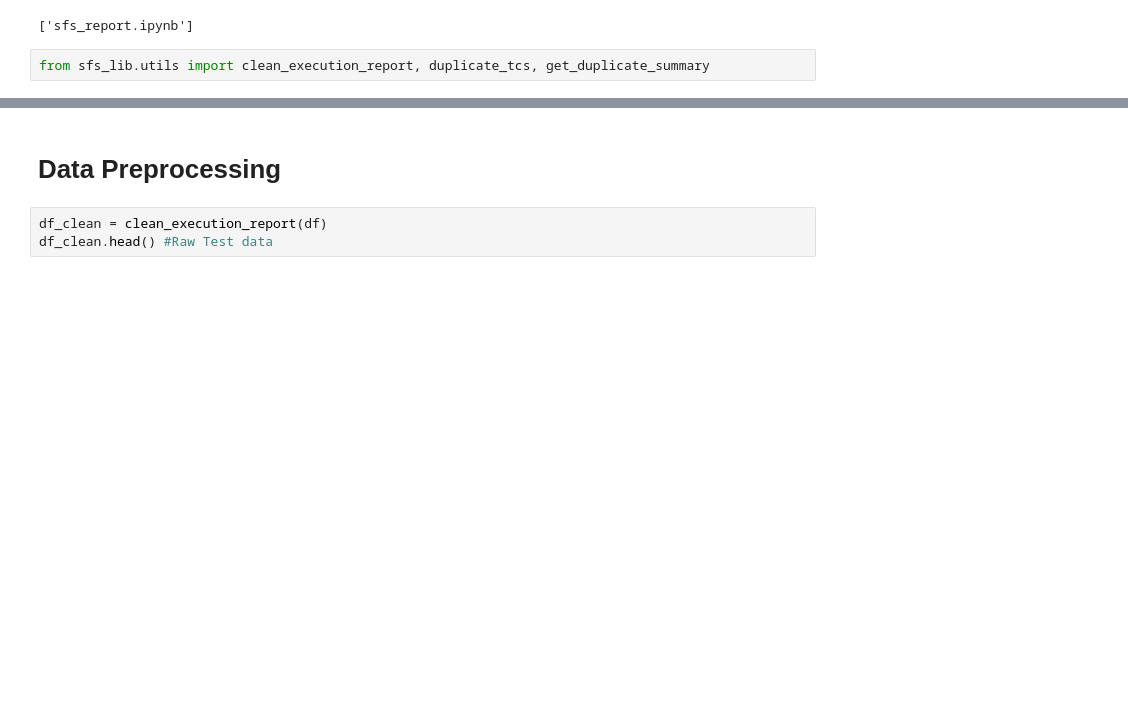
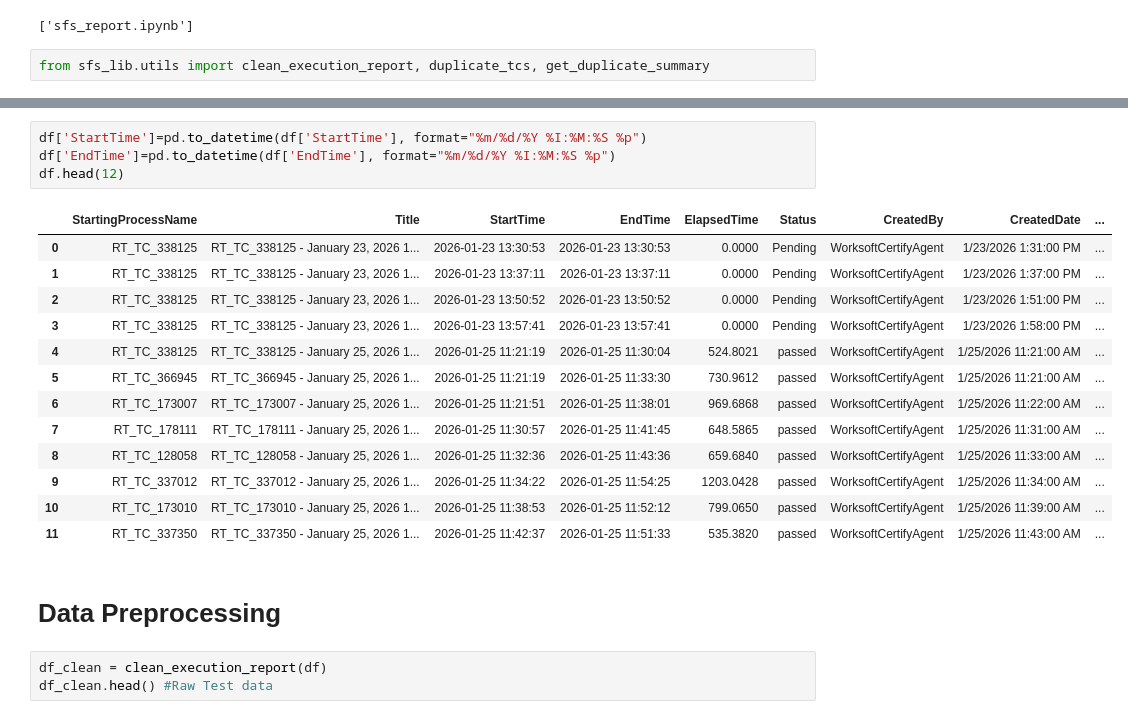
Before and after one commit to Nima168/sfs_reports, a Jupyter notebook: notebooks/sfs_report.ipynb, the cells around one changed output, grey strips where cells are left out. Cells and saved outputs as stored; diff of their text form; blank space fills up the shorter version.

```diff
--- a/notebooks/sfs_report.ipynb
+++ b/notebooks/sfs_report.ipynb
@@ -49,3 +81,21 @@ df.shape
+# %%
+df['StartTime']=pd.to_datetime(df['StartTime'], format="%m/%d/%Y %I:%M:%S %p")
+df['EndTime']=pd.to_datetime(df['EndTime'], format="%m/%d/%Y %I:%M:%S %p")
+df.head(12)
+# %% [output]
+|  | StartingProcessName | Title | StartTime | EndTime | ElapsedTime | Status | CreatedBy | CreatedDate | ... |
+| 0 | RT_TC_338125 | RT_TC_338125 - January 23, 2026 1... | 2026-01-23 13:30:53 | 2026-01-23 13:30:53 | 0.0000 | Pending | WorksoftCertifyAgent | 1/23/2026 1:31:00 PM | ... |
+| 1 | RT_TC_338125 | RT_TC_338125 - January 23, 2026 1... | 2026-01-23 13:37:11 | 2026-01-23 13:37:11 | 0.0000 | Pending | WorksoftCertifyAgent | 1/23/2026 1:37:00 PM | ... |
+| 2 | RT_TC_338125 | RT_TC_338125 - January 23, 2026 1... | 2026-01-23 13:50:52 | 2026-01-23 13:50:52 | 0.0000 | Pending | WorksoftCertifyAgent | 1/23/2026 1:51:00 PM | ... |
+| 3 | RT_TC_338125 | RT_TC_338125 - January 23, 2026 1... | 2026-01-23 13:57:41 | 2026-01-23 13:57:41 | 0.0000 | Pending | WorksoftCertifyAgent | 1/23/2026 1:58:00 PM | ... |
+| 4 | RT_TC_338125 | RT_TC_338125 - January 25, 2026 1... | 2026-01-25 11:21:19 | 2026-01-25 11:30:04 | 524.8021 | passed | WorksoftCertifyAgent | 1/25/2026 11:21:00 AM | ... |
+| 5 | RT_TC_366945 | RT_TC_366945 - January 25, 2026 1... | 2026-01-25 11:21:19 | 2026-01-25 11:33:30 | 730.9612 | passed | WorksoftCertifyAgent | 1/25/2026 11:21:00 AM | ... |
+| 6 | RT_TC_173007 | RT_TC_173007 - January 25, 2026 1... | 2026-01-25 11:21:51 | 2026-01-25 11:38:01 | 969.6868 | passed | WorksoftCertifyAgent | 1/25/2026 11:22:00 AM | ... |
+| 7 | RT_TC_178111 | RT_TC_178111 - January 25, 2026 1... | 2026-01-25 11:30:57 | 2026-01-25 11:41:45 | 648.5865 | passed | WorksoftCertifyAgent | 1/25/2026 11:31:00 AM | ... |
+| 8 | RT_TC_128058 | RT_TC_128058 - January 25, 2026 1... | 2026-01-25 11:32:36 | 2026-01-25 11:43:36 | 659.6840 | passed | WorksoftCertifyAgent | 1/25/2026 11:33:00 AM | ... |
+| 9 | RT_TC_337012 | RT_TC_337012 - January 25, 2026 1... | 2026-01-25 11:34:22 | 2026-01-25 11:54:25 | 1203.0428 | passed | WorksoftCertifyAgent | 1/25/2026 11:34:00 AM | ... |
+| 10 | RT_TC_173010 | RT_TC_173010 - January 25, 2026 1... | 2026-01-25 11:38:53 | 2026-01-25 11:52:12 | 799.0650 | passed | WorksoftCertifyAgent | 1/25/2026 11:39:00 AM | ... |
+| 11 | RT_TC_337350 | RT_TC_337350 - January 25, 2026 1... | 2026-01-25 11:42:37 | 2026-01-25 11:51:33 | 535.3820 | passed | WorksoftCertifyAgent | 1/25/2026 11:43:00 AM | ... |
 # %% [markdown]
 # Data Preprocessing
 # %%
```
Also changed, not shown: parts of 4 cells of this notebook, 4 other files.
